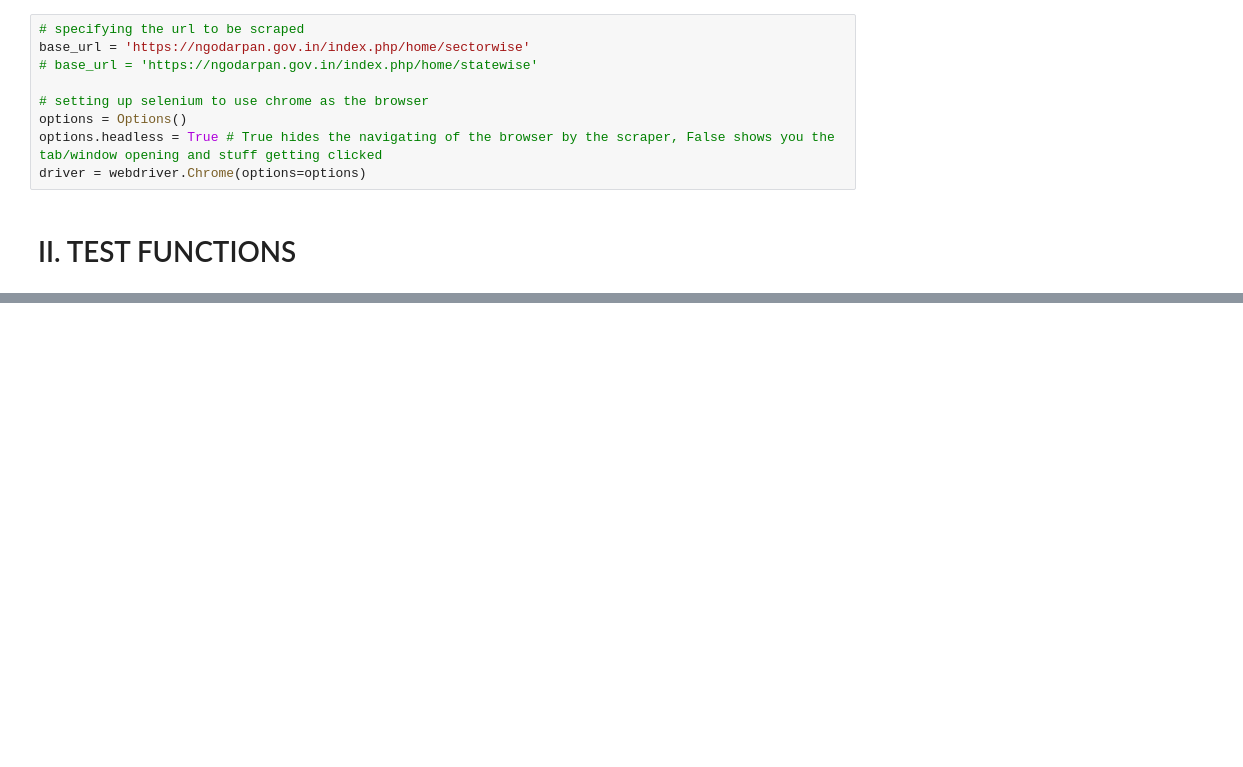
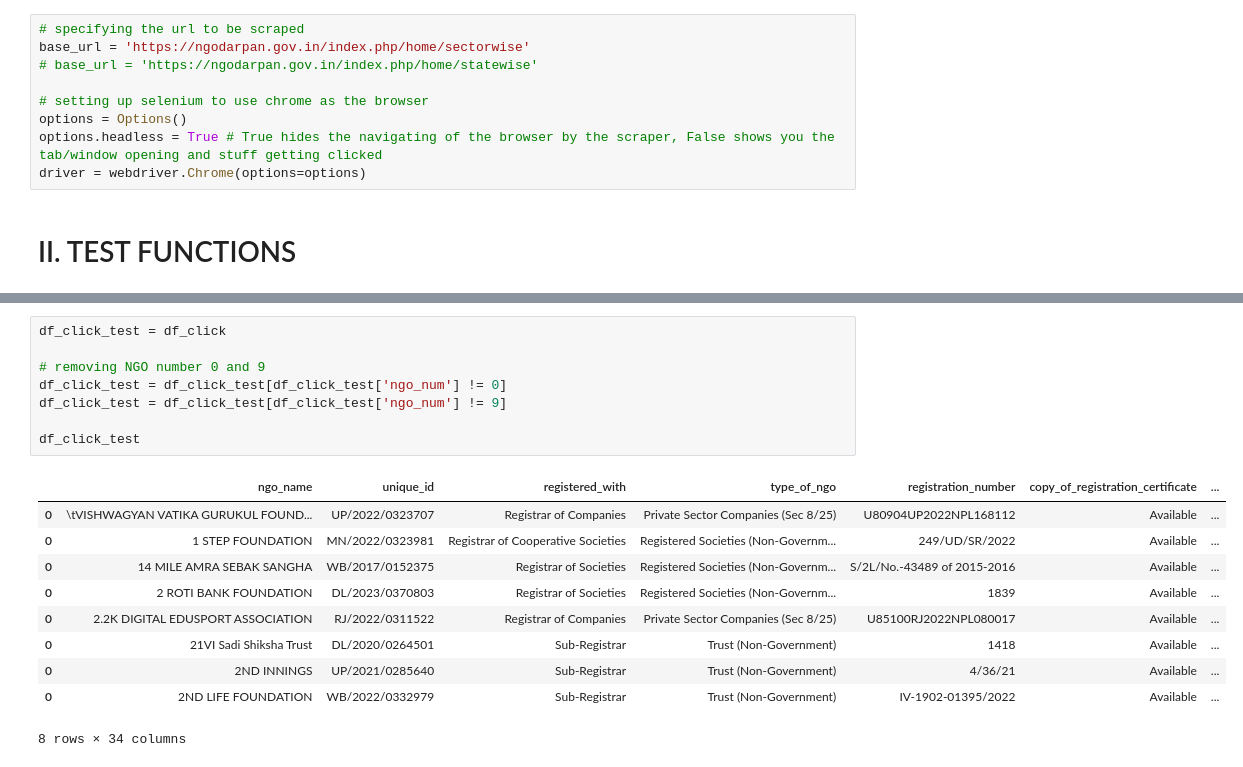
Before and after one commit to jspgr33n/QTM-Research, a Jupyter notebook: QTM 499R/3_get_policymaker_list/python_india_scraping/main_scraping_india.ipynb, the cells around one changed output, grey strips where cells are left out. Saved outputs shown, nothing was run; the diff lists cells and outputs as text; blank space fills up the shorter version.

```diff
--- a/QTM 499R/3_get_policymaker_list/python_india_scraping/main_scraping_india.ipynb
+++ b/QTM 499R/3_get_policymaker_list/python_india_scraping/main_scraping_india.ipynb
@@ -126,0 +116,19 @@ TypeError: get_num_of_pages_for_sector() missing 1 required positional argument:
+# %%
+df_click_test = df_click
+
+# removing NGO number 0 and 9
+df_click_test = df_click_test[df_click_test['ngo_num'] != 0]
+df_click_test = df_click_test[df_click_test['ngo_num'] != 9]
+
+df_click_test
+# %% [output]
+|  | ngo_name | unique_id | registered_with | type_of_ngo | registration_number | copy_of_registration_certificate | ... |
+| 0 | \tVISHWAGYAN VATIKA GURUKUL FOUND... | UP/2022/0323707 | Registrar of Companies | Private Sector Companies (Sec 8/25) | U80904UP2022NPL168112 | Available | ... |
+| 0 | 1 STEP FOUNDATION | MN/2022/0323981 | Registrar of Cooperative Societies | Registered Societies (Non-Governm... | 249/UD/SR/2022 | Available | ... |
+| 0 | 14 MILE AMRA SEBAK SANGHA | WB/2017/0152375 | Registrar of Societies | Registered Societies (Non-Governm... | S/2L/No.-43489 of 2015-2016 | Available | ... |
+| 0 | 2 ROTI BANK FOUNDATION | DL/2023/0370803 | Registrar of Societies | Registered Societies (Non-Governm... | 1839 | Available | ... |
+| 0 | 2.2K DIGITAL EDUSPORT ASSOCIATION | RJ/2022/0311522 | Registrar of Companies | Private Sector Companies (Sec 8/25) | U85100RJ2022NPL080017 | Available | ... |
+| 0 | 21VI Sadi Shiksha Trust | DL/2020/0264501 | Sub-Registrar | Trust (Non-Government) | 1418 | Available | ... |
+| 0 | 2ND INNINGS | UP/2021/0285640 | Sub-Registrar | Trust (Non-Government) | 4/36/21 | Available | ... |
+| 0 | 2ND LIFE FOUNDATION | WB/2022/0332979 | Sub-Registrar | Trust (Non-Government) | IV-1902-01395/2022 | Available | ... |
+8 rows × 34 columns
```
Also changed, not shown: parts of 17 cells of this notebook, 1 other file.
